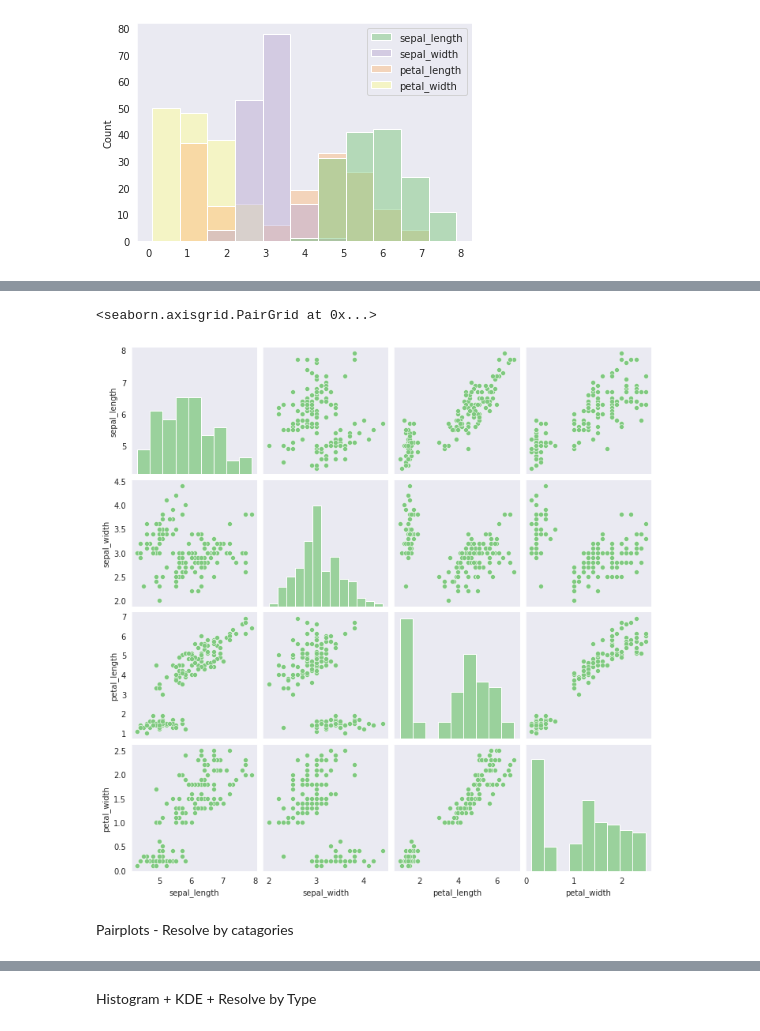
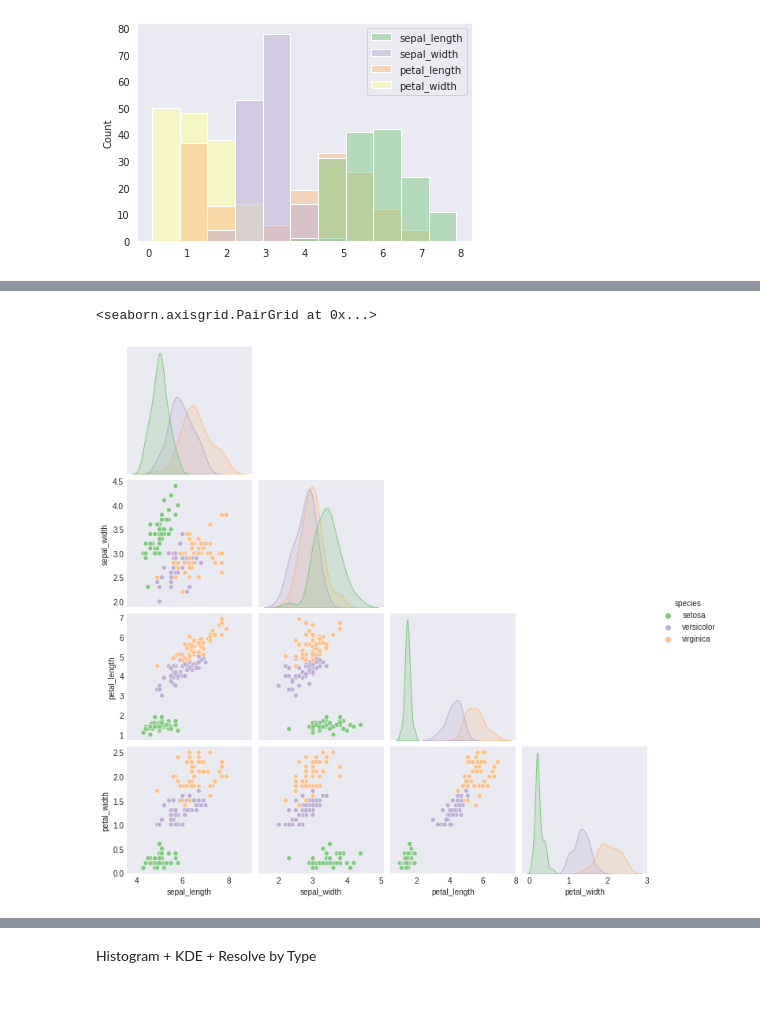
Before and after one commit to dmbala/python-data-viz, a Jupyter notebook: Notebooks/intro_seaborn.ipynb, the cells around one changed output, grey strips where cells are left out. Drawn from its saved outputs; the diff is of its cells as text; code cells hidden in the pictures; blank space fills up the shorter version.

```diff
--- a/Notebooks/intro_seaborn.ipynb
+++ b/Notebooks/intro_seaborn.ipynb
@@ -177,8 +198,5 @@ Histogram and Scatter Plots
 # %%
-sns.pairplot(df)
+sns.pairplot(df, hue='species', corner='True')
 # %% [output]
 <seaborn.axisgrid.PairGrid at 0x...>
-[figure, old version]
+[figure, new version]
-# %% [markdown]
-
-Pairplots - Resolve by catagories
```
Also changed, not shown: parts of 18 cells of this notebook.
